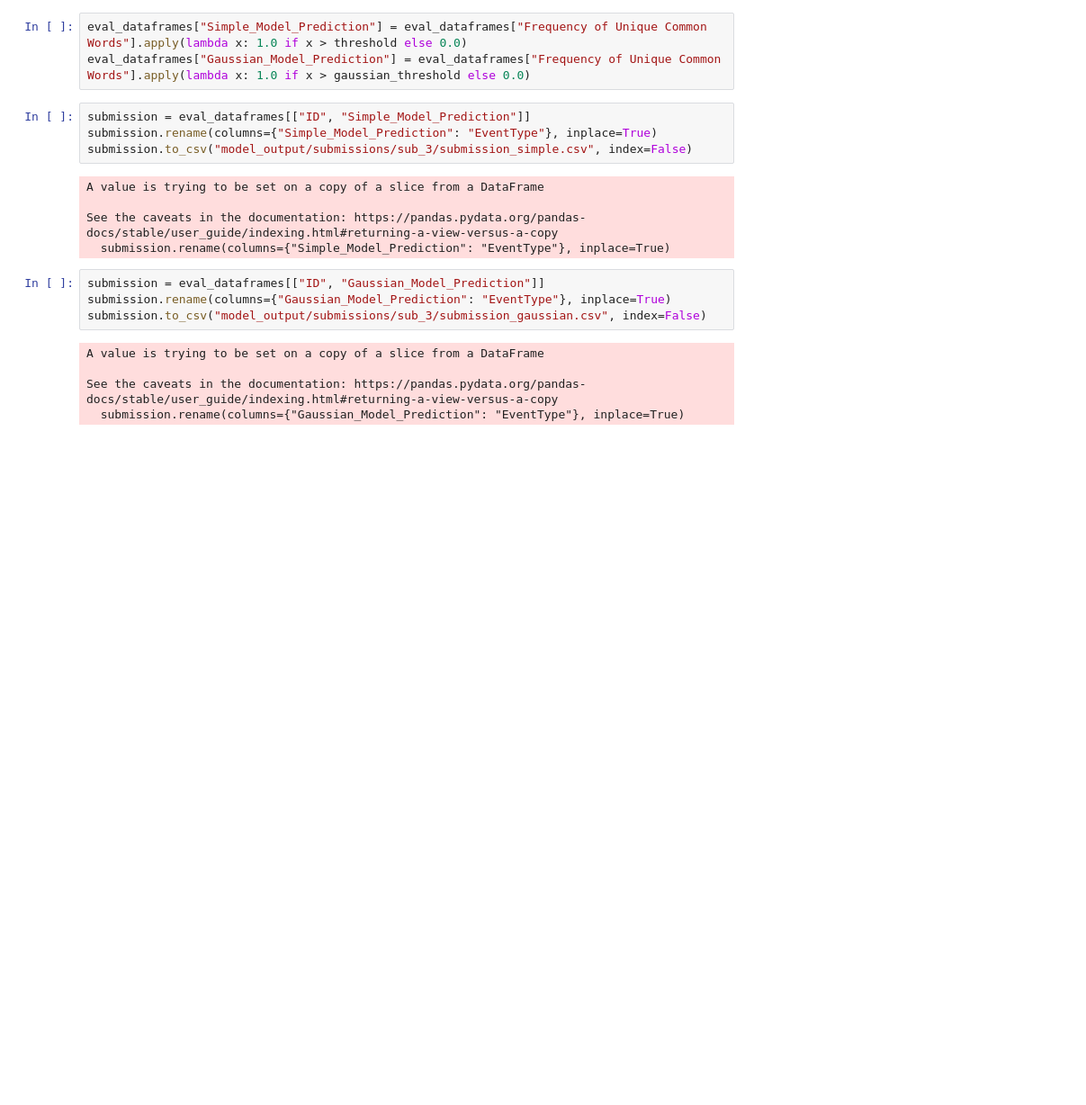
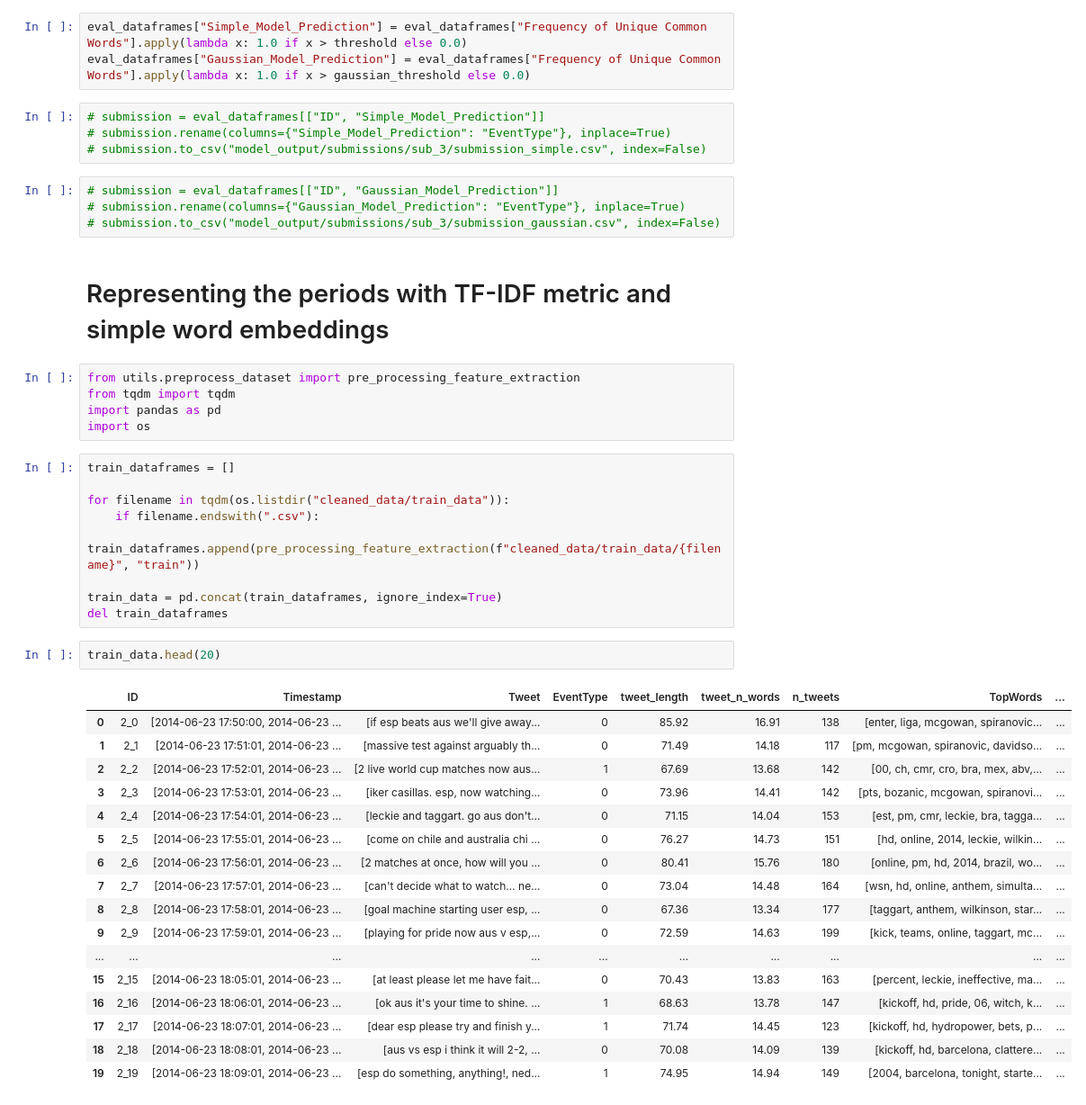
Before and after one commit to mattiaamartino/sub-event-detection, a Jupyter notebook: feature_extraction.ipynb, the cells around one changed output. Shown: that part at 90% size. Saved outputs shown, nothing was run; the diff lists cells and outputs as text; blank space fills up the shorter version.

Commit message:
Enhanced Period Representation

```diff
--- a/feature_extraction.ipynb
+++ b/feature_extraction.ipynb
@@ -122,20 +90,46 @@ eval_dataframes.head()
 eval_dataframes["Simple_Model_Prediction"] = eval_dataframes["Frequency of Unique Common Words"].apply(lambda x: 1.0 if x > threshold else 0.0)
 eval_dataframes["Gaussian_Model_Prediction"] = eval_dataframes["Frequency of Unique Common Words"].apply(lambda x: 1.0 if x > gaussian_threshold else 0.0)
 # %%
-submission = eval_dataframes[["ID", "Simple_Model_Prediction"]]
-submission.rename(columns={"Simple_Model_Prediction": "EventType"}, inplace=True)
-submission.to_csv("model_output/submissions/sub_3/submission_simple.csv", index=False)
+# submission = eval_dataframes[["ID", "Simple_Model_Prediction"]]
+# submission.rename(columns={"Simple_Model_Prediction": "EventType"}, inplace=True)
+# submission.to_csv("model_output/submissions/sub_3/submission_simple.csv", index=False)
-# %% [output]
-A value is trying to be set on a copy of a slice from a DataFrame
-
-See the caveats in the documentation: https://pandas.pydata.org/pandas-docs/stable/user_guide/indexing.html#returning-a-view-versus-a-copy
-  submission.rename(columns={"Simple_Model_Prediction": "EventType"}, inplace=True)
 # %%
-submission = eval_dataframes[["ID", "Gaussian_Model_Prediction"]]
-submission.rename(columns={"Gaussian_Model_Prediction": "EventType"}, inplace=True)
-submission.to_csv("model_output/submissions/sub_3/submission_gaussian.csv", index=False)
+# submission = eval_dataframes[["ID", "Gaussian_Model_Prediction"]]
+# submission.rename(columns={"Gaussian_Model_Prediction": "EventType"}, inplace=True)
+# submission.to_csv("model_output/submissions/sub_3/submission_gaussian.csv", index=False)
-# %% [output]
-A value is trying to be set on a copy of a slice from a DataFrame
-
-See the caveats in the documentation: https://pandas.pydata.org/pandas-docs/stable/user_guide/indexing.html#returning-a-view-versus-a-copy
-  submission.rename(columns={"Gaussian_Model_Prediction": "EventType"}, inplace=True)
+# %% [markdown]
+# Representing the periods with TF-IDF metric and simple word embeddings
+# %%
+from utils.preprocess_dataset import pre_processing_feature_extraction
+from tqdm import tqdm
+import pandas as pd
+import os
+# %%
+train_dataframes = []
+
+for filename in tqdm(os.listdir("cleaned_data/train_data")):
+    if filename.endswith(".csv"):
+        train_dataframes.append(pre_processing_feature_extraction(f"cleaned_data/train_data/{filename}", "train"))
+
+train_data = pd.concat(train_dataframes, ignore_index=True)
+del train_dataframes
+# %%
+train_data.head(20)
+# %% [output]
+|  | ID | Timestamp | Tweet | EventType | tweet_length | tweet_n_words | n_tweets | TopWords | ... |
+| 0 | 2_0 | [2014-06-23 17:50:00, 2014-06-23 ... | [if esp beats aus we'll give away... | 0 | 85.92 | 16.91 | 138 | [enter, liga, mcgowan, spiranovic... | ... |
+| 1 | 2_1 | [2014-06-23 17:51:01, 2014-06-23 ... | [massive test against arguably th... | 0 | 71.49 | 14.18 | 117 | [pm, mcgowan, spiranovic, davidso... | ... |
+| 2 | 2_2 | [2014-06-23 17:52:01, 2014-06-23 ... | [2 live world cup matches now aus... | 1 | 67.69 | 13.68 | 142 | [00, ch, cmr, cro, bra, mex, abv,... | ... |
+| 3 | 2_3 | [2014-06-23 17:53:01, 2014-06-23 ... | [iker casillas. esp, now watching... | 0 | 73.96 | 14.41 | 142 | [pts, bozanic, mcgowan, spiranovi... | ... |
+| 4 | 2_4 | [2014-06-23 17:54:01, 2014-06-23 ... | [leckie and taggart. go aus don't... | 0 | 71.15 | 14.04 | 153 | [est, pm, cmr, leckie, bra, tagga... | ... |
+| 5 | 2_5 | [2014-06-23 17:55:01, 2014-06-23 ... | [come on chile and australia chi ... | 0 | 76.27 | 14.73 | 151 | [hd, online, 2014, leckie, wilkin... | ... |
+| 6 | 2_6 | [2014-06-23 17:56:01, 2014-06-23 ... | [2 matches at once, how will you ... | 0 | 80.41 | 15.76 | 180 | [online, pm, hd, 2014, brazil, wo... | ... |
+| 7 | 2_7 | [2014-06-23 17:57:01, 2014-06-23 ... | [can't decide what to watch... ne... | 0 | 73.04 | 14.48 | 164 | [wsn, hd, online, anthem, simulta... | ... |
+| 8 | 2_8 | [2014-06-23 17:58:01, 2014-06-23 ... | [goal machine starting user esp, ... | 0 | 67.36 | 13.34 | 177 | [taggart, anthem, wilkinson, star... | ... |
+| 9 | 2_9 | [2014-06-23 17:59:01, 2014-06-23 ... | [playing for pride now aus v esp,... | 0 | 72.59 | 14.63 | 199 | [kick, teams, online, taggart, mc... | ... |
+| ... | ... | ... | ... | ... | ... | ... | ... | ... | ... |
+| 15 | 2_15 | [2014-06-23 18:05:01, 2014-06-23 ... | [at least please let me have fait... | 0 | 70.43 | 13.83 | 163 | [percent, leckie, ineffective, ma... | ... |
+| 16 | 2_16 | [2014-06-23 18:06:01, 2014-06-23 ... | [ok aus it's your time to shine. ... | 1 | 68.63 | 13.78 | 147 | [kickoff, hd, pride, 06, witch, k... | ... |
+| 17 | 2_17 | [2014-06-23 18:07:01, 2014-06-23 ... | [dear esp please try and finish y... | 1 | 71.74 | 14.45 | 123 | [kickoff, hd, hydropower, bets, p... | ... |
+| 18 | 2_18 | [2014-06-23 18:08:01, 2014-06-23 ... | [aus vs esp i think it will 2-2, ... | 0 | 70.08 | 14.09 | 139 | [kickoff, hd, barcelona, clattere... | ... |
+| 19 | 2_19 | [2014-06-23 18:09:01, 2014-06-23 ... | [esp do something, anything!, ned... | 1 | 74.95 | 14.94 | 149 | [2004, barcelona, tonight, starte... | ... |
```
Also changed, not shown: parts of 30 cells of this notebook, 1 other file.
